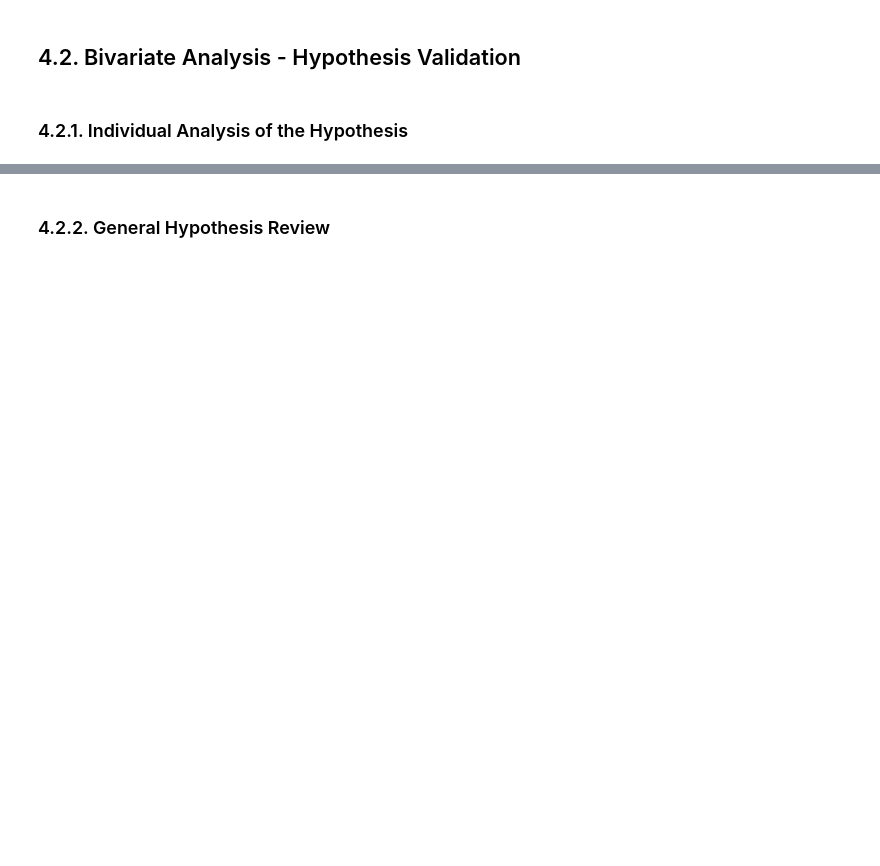
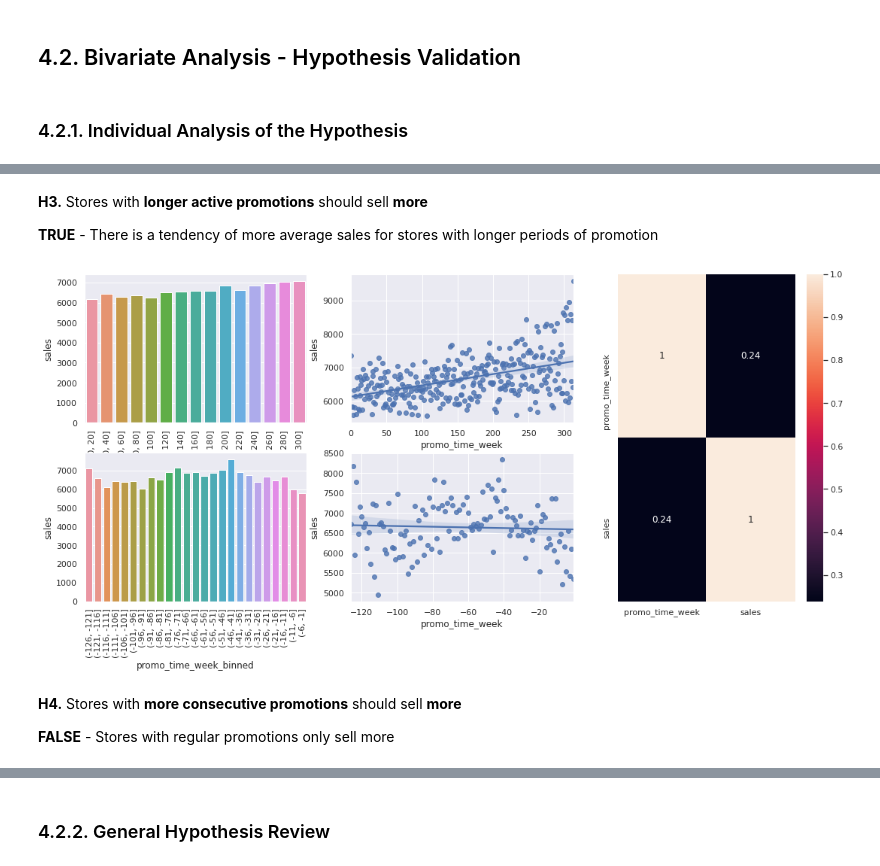
Before and after one commit to diandramelo/Rossmann_Store_Sales, a Jupyter notebook: v03-Rossmann_Store_Sales.ipynb, the cells around one changed output, grey strips where cells are left out. Drawn from its saved outputs; the diff is of its cells as text; code cells hidden in the pictures; blank space fills up the shorter version.

```diff
--- a/v03-Rossmann_Store_Sales.ipynb
+++ b/v03-Rossmann_Store_Sales.ipynb
@@ -430,0 +476,46 @@ sns.barplot(x='assortment', y='sales', data=aux1);
+# %% [markdown]
+**H3.** Stores with **longer active promotions** should sell **more**
+
+**TRUE** - There is a tendency of more average sales for stores with longer periods of promotion
+# %%
+aux1 = df4[['promo_time_week', 'sales']].groupby('promo_time_week').mean().reset_index()
+
+grid = gridspec.GridSpec(2,3)
+
+
+# extended promotion
+aux2 = aux1.loc[(aux1['promo_time_week'] >= 0), :]
+
+plt.subplot(grid[0,0])
+bins = list(np.arange(0,313,20))
+aux2['promo_time_week_binned'] = pd.cut(aux2['promo_time_week'], bins = bins)
+aux3 = aux2[['promo_time_week_binned', 'sales']].groupby('promo_time_week_binned').mean().reset_index()
+sns.barplot(x = 'promo_time_week_binned', y = 'sales', data = aux3);
+plt.xticks(rotation = 90);
+
+plt.subplot(grid[0,1])
+sns.regplot(x = 'promo_time_week', y = 'sales', data = aux2);
+
+
+# regular promotion
+aux4 = aux1[aux1['promo_time_week'] < 0]
+
+plt.subplot(grid[1,0])
+bins = list(np.arange(-126,0,5))
+aux4['promo_time_week_binned'] = pd.cut(aux4['promo_time_week'], bins = bins)
+aux5 = aux4[['promo_time_week_binned', 'sales']].groupby('promo_time_week_binned').mean().reset_index()
+sns.barplot(x = 'promo_time_week_binned', y = 'sales', data = aux5);
+plt.xticks(rotation = 90);
+
+plt.subplot(grid[1,1])
+sns.regplot(x = 'promo_time_week', y = 'sales', data = aux4);
+
+
+plt.subplot(grid[:,2])
+sns.heatmap(aux1.corr(method = 'pearson'), annot = True);
+# %% [output]
+[figure, added]
+# %% [markdown]
+**H4.** Stores with **more consecutive promotions** should sell **more**
+
+**FALSE** - Stores with regular promotions only sell more
```
Also changed, not shown: parts of 34 cells of this notebook.
